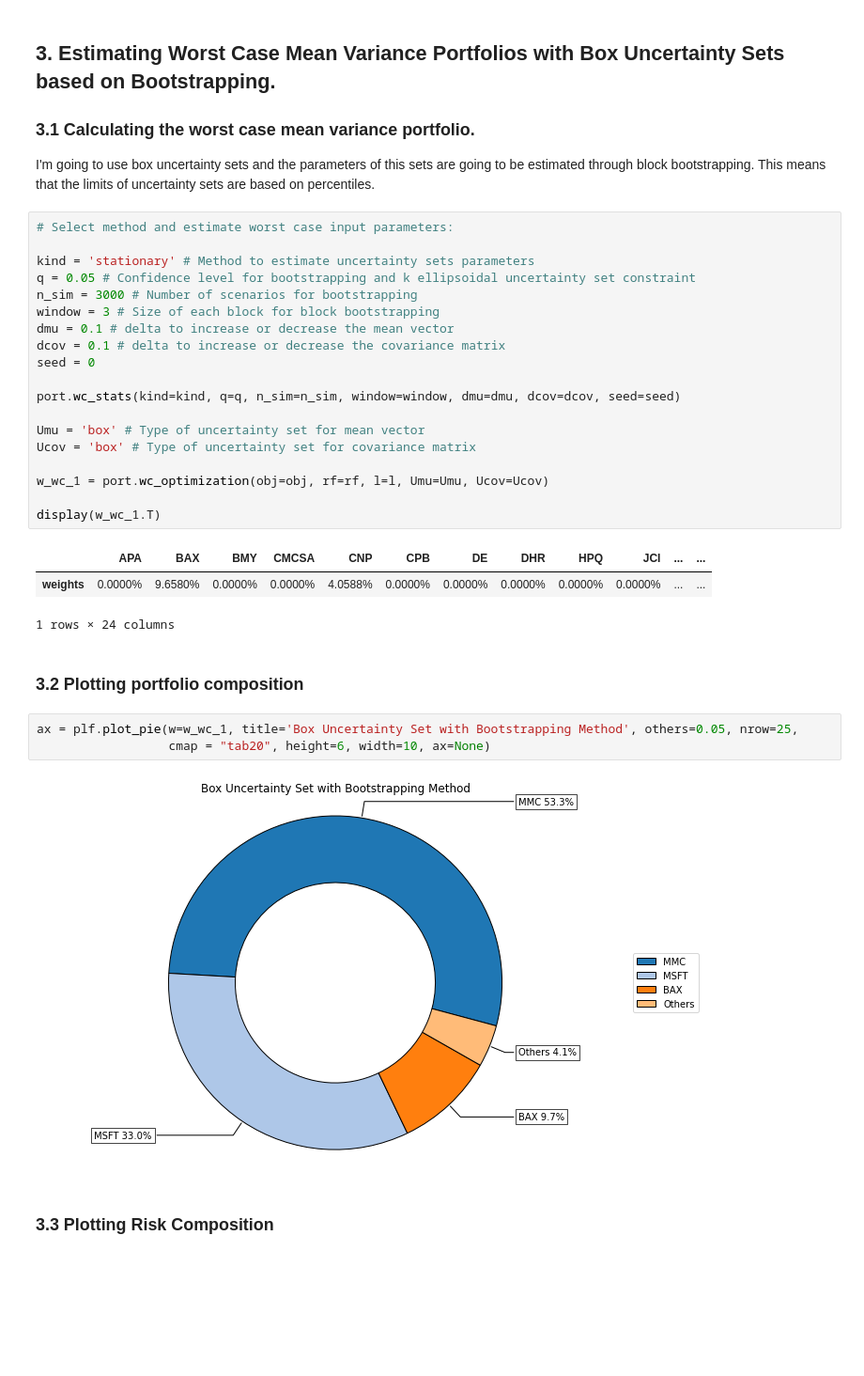
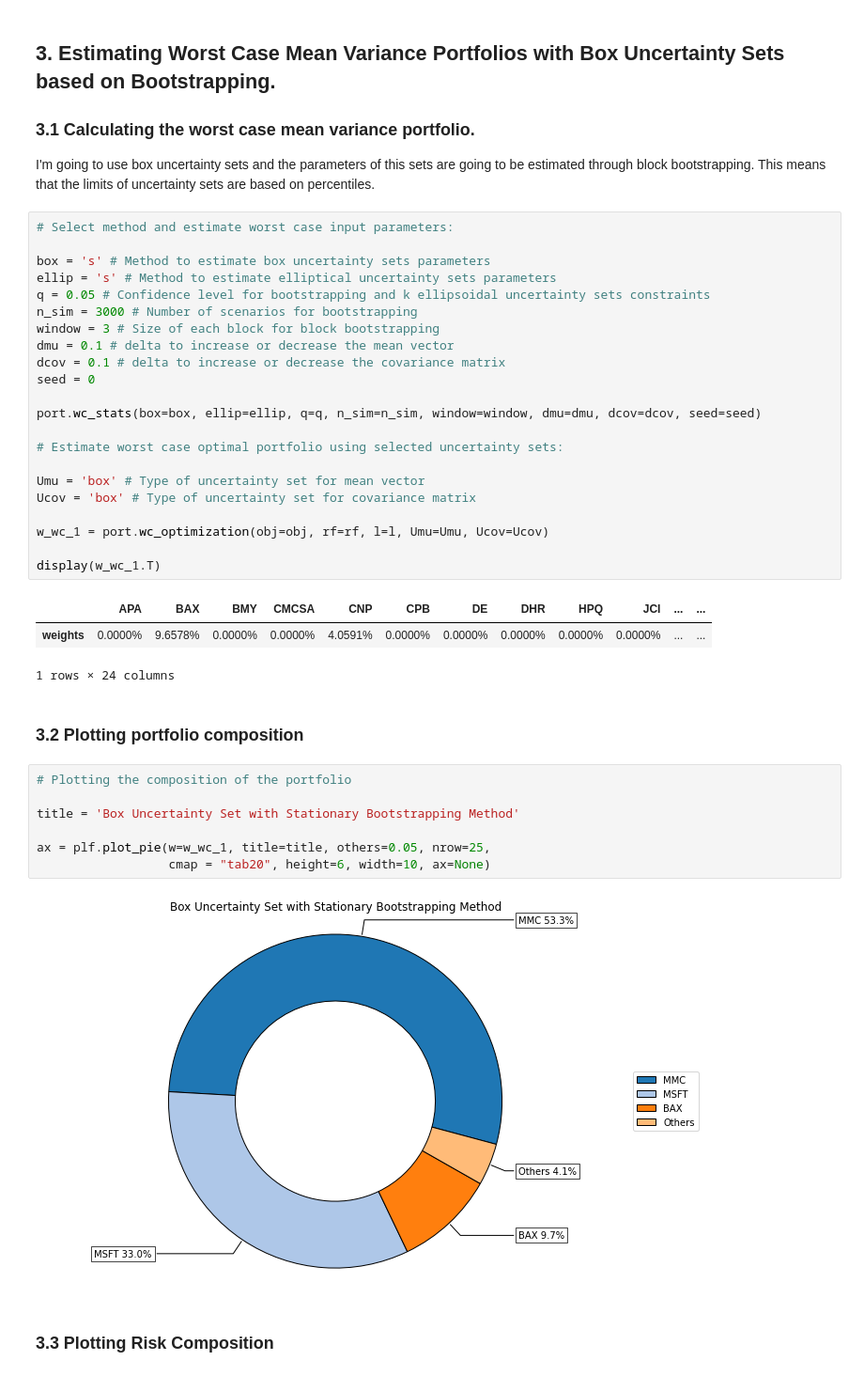
Before and after one commit to dcajasn/Riskfolio-Lib, a Jupyter notebook: examples/Tutorial 12.ipynb, the cells around one changed output. Shown at 94% size. Saved outputs shown, nothing was run; the diff lists cells and outputs as text; blank space fills up the shorter version.

```diff
--- a/examples/Tutorial 12.ipynb
+++ b/examples/Tutorial 12.ipynb
@@ -111,15 +116,18 @@ I'm going to use box uncertainty sets and the parameters of this sets are going
 # %%
 # Select method and estimate worst case input parameters:
 
-kind = 'stationary' # Method to estimate uncertainty sets parameters
-q = 0.05 # Confidence level for bootstrapping and k ellipsoidal uncertainty set constraint
+box = 's' # Method to estimate box uncertainty sets parameters
+ellip = 's' # Method to estimate elliptical uncertainty sets parameters
+q = 0.05 # Confidence level for bootstrapping and k ellipsoidal uncertainty sets constraints
 n_sim = 3000 # Number of scenarios for bootstrapping
 window = 3 # Size of each block for block bootstrapping
 dmu = 0.1 # delta to increase or decrease the mean vector
 dcov = 0.1 # delta to increase or decrease the covariance matrix
 seed = 0
 
-port.wc_stats(kind=kind, q=q, n_sim=n_sim, window=window, dmu=dmu, dcov=dcov, seed=seed)
+port.wc_stats(box=box, ellip=ellip, q=q, n_sim=n_sim, window=window, dmu=dmu, dcov=dcov, seed=seed)
+
+# Estimate worst case optimal portfolio using selected uncertainty sets:
 
 Umu = 'box' # Type of uncertainty set for mean vector
 Ucov = 'box' # Type of uncertainty set for covariance matrix
@@ -129,15 +137,19 @@ w_wc_1 = port.wc_optimization(obj=obj, rf=rf, l=l, Umu=Umu, Ucov=Ucov)
 display(w_wc_1.T)
 # %% [output]
 |  | APA | BAX | BMY | CMCSA | CNP | CPB | DE | DHR | HPQ | JCI | ... | ... |
-| weights | 0.0000% | 9.6580% | 0.0000% | 0.0000% | 4.0588% | 0.0000% | 0.0000% | 0.0000% | 0.0000% | 0.0000% | ... | ... |
+| weights | 0.0000% | 9.6578% | 0.0000% | 0.0000% | 4.0591% | 0.0000% | 0.0000% | 0.0000% | 0.0000% | 0.0000% | ... | ... |
 1 rows × 24 columns
 # %% [markdown]
 ### 3.2 Plotting portfolio composition
 # %%
-ax = plf.plot_pie(w=w_wc_1, title='Box Uncertainty Set with Bootstrapping Method', others=0.05, nrow=25,
+# Plotting the composition of the portfolio
+
+title = 'Box Uncertainty Set with Stationary Bootstrapping Method'
+
+ax = plf.plot_pie(w=w_wc_1, title=title, others=0.05, nrow=25,
                   cmap = "tab20", height=6, width=10, ax=None)
 # %% [output]
-[figure, old version]
+[figure, new version]
 # %% [markdown]
 ### 3.3  Plotting Risk Composition
 # %%
```
Also changed, not shown: parts of 20 cells of this notebook, 40 other files.
